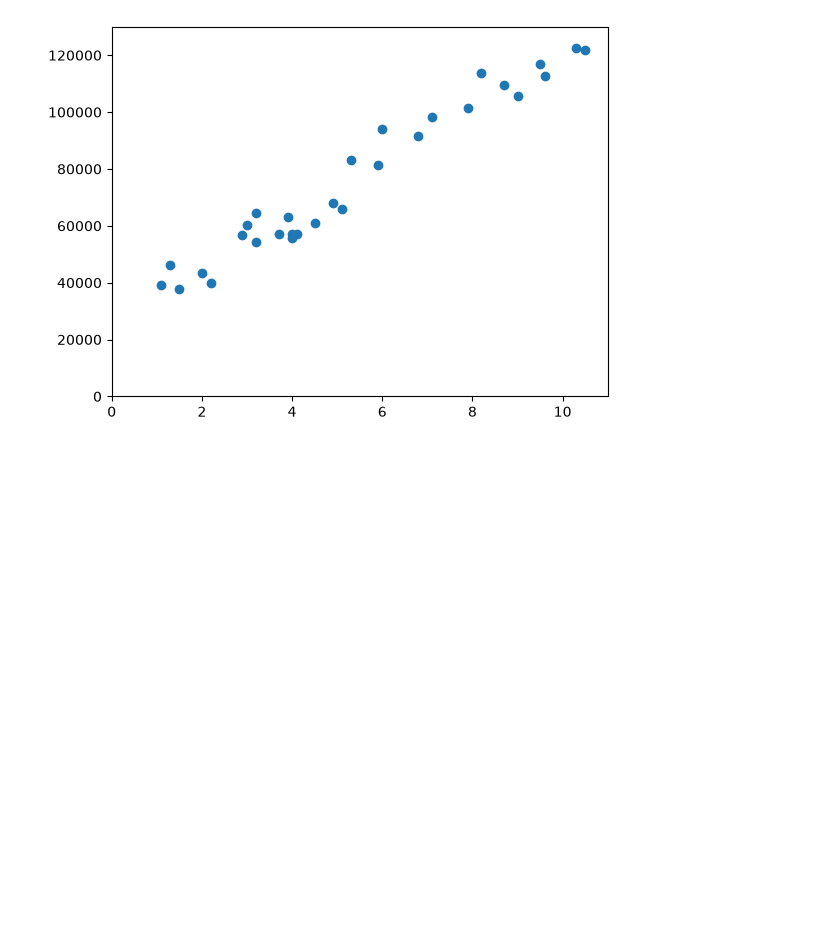
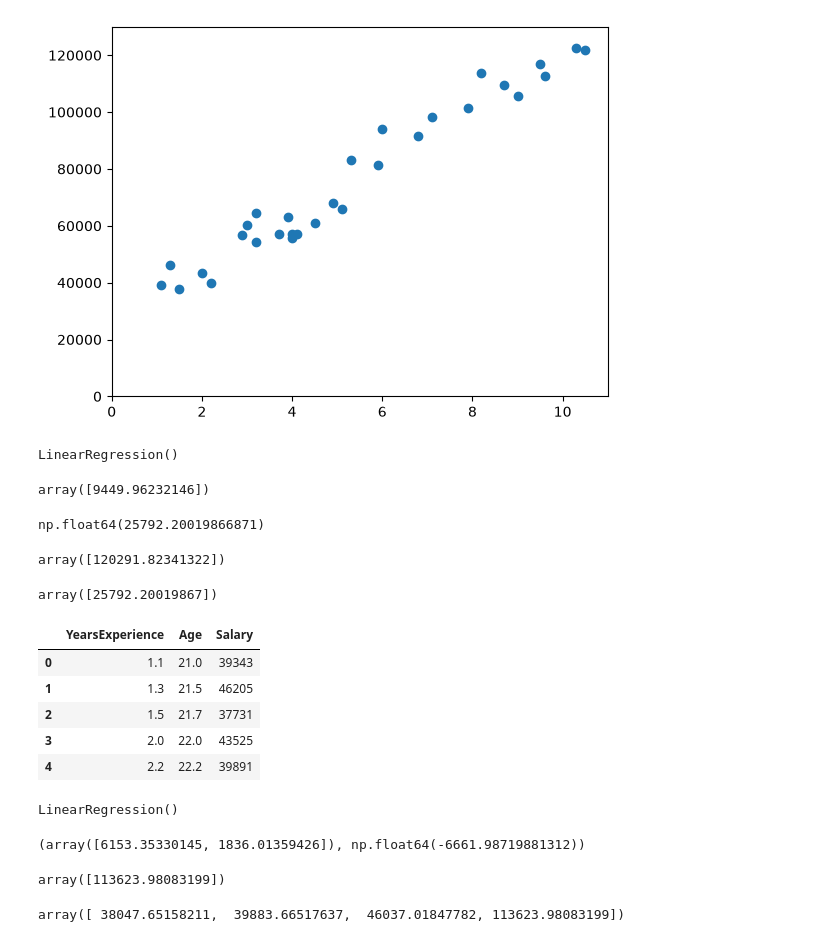
Before and after one commit to gtejas-45/Started-Python, a Jupyter notebook: ML/1.ipynb, the cells around one changed output. Cells and saved outputs as stored; diff of their text form; code cells hidden in the pictures; blank space fills up the shorter version.

```diff
--- a/ML/1.ipynb
+++ b/ML/1.ipynb
@@ -17,0 +21,32 @@ plt.ylim(0,130000)
+# %%
+from sklearn.linear_model import LinearRegression
+model = LinearRegression()
+model.fit(x,y)
+# %% [output]
+LinearRegression()
+# %%
+model.coef_
+# %% [output]
+array([9449.96232146])
+# %%
+model.intercept_
+# %% [output]
+np.float64(25792.20019866871)
+# %%
+model.predict([[10]])
+# %% [output]
+array([120291.82341322])
+# %%
+model.predict([[0]])
+# %% [output]
+array([25792.20019867])
+# %%
+df = pd.read_csv("../datasets/Salary_Data_multi.csv")
+df.head(5)
+# %% [output]
+|  | YearsExperience | Age | Salary |
+| 0 | 1.1 | 21.0 | 39343 |
+| 1 | 1.3 | 21.5 | 46205 |
+| 2 | 1.5 | 21.7 | 37731 |
+| 3 | 2.0 | 22.0 | 43525 |
+| 4 | 2.2 | 22.2 | 39891 |
@@ -17,0 +59,20 @@ plt.ylim(0,130000)
+# %%
+model.fit(x,y)
+# %% [output]
+LinearRegression()
+# %%
+model.coef_,model.intercept_#coeddicent are 2 becoz it is 2d and intecept is scalar
+# %% [output]
+(array([6153.35330145, 1836.01359426]), np.float64(-6661.98719881312))
+# %%
+model.predict([[10,32]])
+# %% [output]
+array([113623.98083199])
+# %%
+#We give them 2D array rathjer than a single experience and age
+q = [[1,21],
+    [1,22],
+    [2,22],[10,32]]
+model.predict(q)
+# %% [output]
+array([ 38047.65158211,  39883.66517637,  46037.01847782, 113623.98083199])
```
Also changed, not shown: parts of 12 cells of this notebook, 3 other files.
